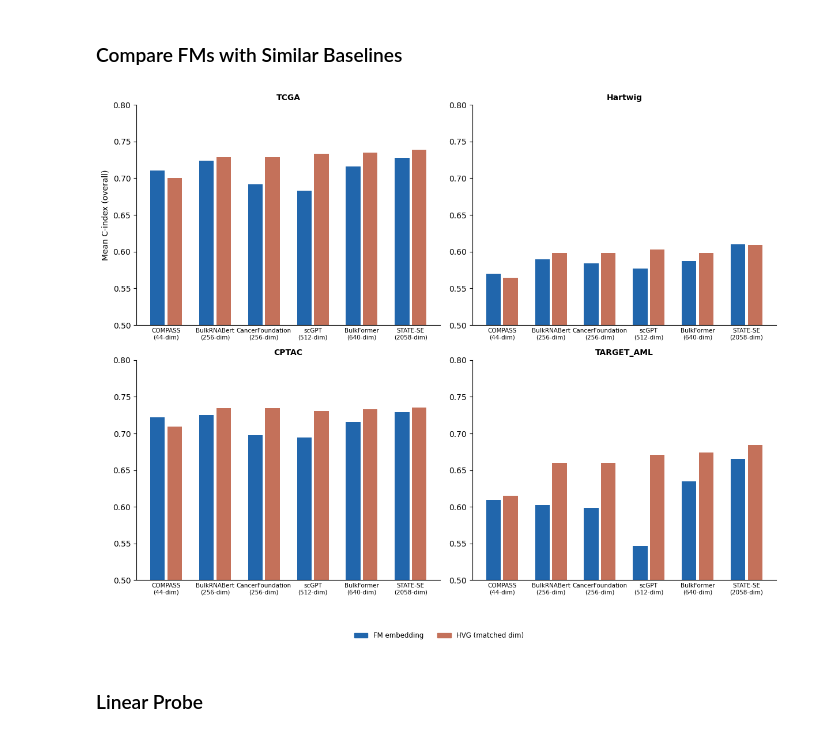
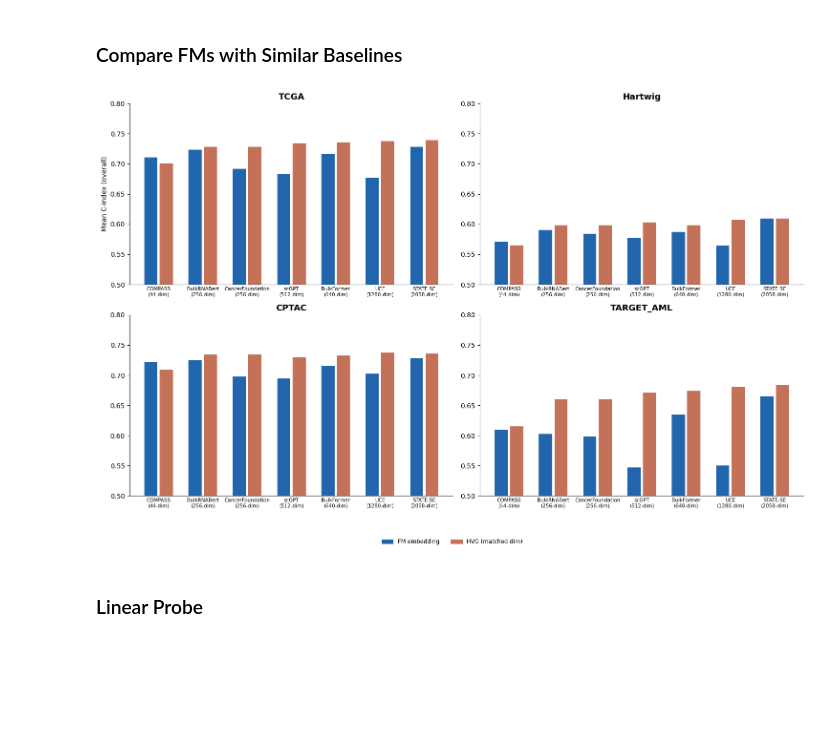
Before and after one commit to serenaklm/RNA-FM-benchmarking, a Jupyter notebook: notebooks/analyze_PFS_benchmarking_results.ipynb, the cells around one changed output. Drawn from its saved outputs; the diff is of its cells as text; code cells hidden in the pictures; blank space fills up the shorter version.

```diff
--- a/notebooks/analyze_PFS_benchmarking_results.ipynb
+++ b/notebooks/analyze_PFS_benchmarking_results.ipynb
@@ -183,7 +183,7 @@ def summarize_best_per_category(df: pd.DataFrame, verbose: bool = False) -> pd.D
             lambda r: r["RNA_key"] if r["category"] in ("FM_BULK", "FM_SC") else r["category"], axis=1
         )
         allowed = FM_ALL | {"GS", "PCA", "Raw_expression", "HVG"}
-        order = ["BulkRNABert", "BulkFormer", "COMPASS", "scGPT", "STATE", "CancerFoundation",
+        order = ["BulkRNABert", "BulkFormer", "COMPASS", "scGPT", "STATE", "CancerFoundation", "UCE",
                  "GS", "HVG", "PCA", "Raw_expression"]
     else:
         allowed = {"FM_BULK", "FM_SC", "GS", "PCA", "Raw_expression", "HVG"}
@@ -272,7 +272,7 @@ def load_all_agg(verbose: bool = False):
                 lambda r: r["RNA_key"] if r["category"] in ("FM_BULK","FM_SC") else r["category"], axis=1
             )
             allowed = FM_ALL | {"GS","PCA","Raw_expression","HVG"}
-            order = ["BulkRNABert","BulkFormer","COMPASS","scGPT","STATE","CancerFoundation",
+            order = ["BulkRNABert","BulkFormer","COMPASS","scGPT","STATE","CancerFoundation","UCE",
                      "GS","HVG","PCA","Raw_expression"]
         else:
             allowed = {"FM_BULK","FM_SC","GS","PCA","Raw_expression","HVG"}
@@ -657,15 +657,16 @@ label_to_cat = {
     'CancerFoundation': 'CancerFoundation',
     'STATE-SE':         'STATE',
     'scGPT':            'scGPT',
+    'UCE':              'UCE',
     'Gene sets':        'GS',
     'HVGs':             'HVG',
     'PCA':              'PCA',
     'Raw expression':   'Raw_expression',
 }
 
-labels = ['BulkFormer', 'BulkRNABert', 'COMPASS', 'CancerFoundation', 'STATE-SE', 'scGPT',
+labels = ['BulkFormer', 'BulkRNABert', 'COMPASS', 'CancerFoundation', 'STATE-SE', 'scGPT', 'UCE',
           'Gene sets', 'HVGs', 'PCA', 'Raw expression']
-colors = [BULK_COL]*3 + [SC_COL]*3 + [BASE_COL]*4
+colors = [BULK_COL]*3 + [SC_COL]*4 + [BASE_COL]*4
 
 means  = [float(tcga_lookup.loc[label_to_cat[l], 'best_cindex_mean']) for l in labels]
 errors = [float(tcga_lookup.loc[label_to_cat[l], 'best_cindex_std'])  for l in labels]
@@ -678,7 +679,7 @@ hvg_nhvgs_disp = int(float(hvg_row['nHVGs']))        # e.g. 10000
 
 fm_key_map = {
     'BulkFormer': 'BulkFormer', 'BulkRNABert': 'BulkRNABert', 'COMPASS': 'COMPASS',
-    'CancerFoundation': 'CancerFoundation', 'STATE-SE': 'STATE', 'scGPT': 'scGPT',
+    'CancerFoundation': 'CancerFoundation', 'STATE-SE': 'STATE', 'scGPT': 'scGPT', 'UCE': 'UCE',
 }
 
 perm = pd.read_csv(OUT_DIR / "stats" / "permutation_test_results.csv")
@@ -704,7 +705,9 @@ ax.bar(x, means, color=colors, width=0.6, edgecolor='white', linewidth=0.8,
 ax.axhline(y=hvg_best_mean, color=BASE_COL, linestyle='--', linewidth=1, alpha=0.6, zorder=2)
 ax.set_ylim(0.65, 0.795)
 
-for i, label in enumerate(labels[:6]):
+for i, label in enumerate(labels):
+    if label not in fm_key_map:      # baselines get no stars
+        continue
     rna_key = fm_key_map[label]
     if rna_key in ref_pvals.index:
         stars = pval_stars(ref_pvals[rna_key])
@@ -868,7 +871,7 @@ fixed_row_order = [
     "Raw expression",
 ]
 
-fm_order = ["BulkRNABert", "BulkFormer", "COMPASS", "STATE", "CancerFoundation", "scGPT"]
+fm_order = ["BulkRNABert", "BulkFormer", "COMPASS", "STATE", "CancerFoundation", "scGPT", "UCE"]
 
 vmax = df["mean_diff"].abs().max()
 
@@ -1119,11 +1122,12 @@ FM_DIM = {
     "scGPT":             512,
     "STATE":            2058,
     "CancerFoundation":  256,
+    "UCE":              1280,
 }
 FM_BASELINE_MAP = {
     fm: [("RNA_seq", "RNA_seq", dim)] for fm, dim in FM_DIM.items()
 }
-FM_ORDER = ["COMPASS", "BulkRNABert", "CancerFoundation", "scGPT", "BulkFormer", "STATE", ]
+FM_ORDER = ["COMPASS", "BulkRNABert", "CancerFoundation", "scGPT", "BulkFormer", "UCE", "STATE"]
 FM_LABEL = {
     "BulkRNABert":      "BulkRNABert\n(256-dim)",
     "BulkFormer":       "BulkFormer\n(640-dim)",
@@ -1131,6 +1135,7 @@ FM_LABEL = {
     "scGPT":            "scGPT\n(512-dim)",
     "STATE":            "STATE-SE\n(2058-dim)",
     "CancerFoundation": "CancerFoundation\n(256-dim)",
+    "UCE":              "UCE\n(1280-dim)",
 }
 BL_COLOR_MAP = {
     "RNA_seq": "#C4715A",
@@ -1151,7 +1156,7 @@ def _best_row(df, rna_key, nHVGs=None):
     return sub.loc[sub["overall_mean"].idxmax()] if not sub.empty else None
 
 
-fig, axes = plt.subplots(2, 2, figsize=(12, 9), sharey=False)
+fig, axes = plt.subplots(2, 2, figsize=(15, 9), sharey=False)
 axes_flat = axes.flatten()
 
 legend_items = {}
@@ -1190,35 +1195,35 @@ for ax, d in zip(axes_flat, DATASETS):
                        error_kw={"linewidth": 0.8, "ecolor": "#555"})
             legend_items.setdefault(f"HVG (matched dim)",
                                     mpatches.Patch(color=color, label="HVG (matched dim)"))
 
         tick_pos.append(x)
         tick_lbl.append(FM_LABEL.get(fm, fm))
         x += 1
 
     ax.set_xticks(tick_pos)
     ax.set_xticklabels(tick_lbl, fontsize=7.5)
     ax.set_ylim(0.50, 0.80)
-    ax.set_title(d, fontsize=10, fontweight="bold")
+    ax.set_title(d, fontsize=13, fontweight="bold")
     if d == DATASETS[0]:
         ax.set_ylabel("Mean C-index (overall)")
     ax.spines["top"].set_visible(False)
     ax.spines["right"].set_visible(False)
     ax.tick_params(axis="x", length=0)
 
 fig.legend(
     handles=list(legend_items.values()),
     loc="lower center",
     ncol=len(legend_items),
     fontsize=8.5,
     bbox_to_anchor=(0.5, -0.08),
     frameon=False,
 )
 #fig.suptitle("FM embeddings vs. HVG baseline with matched dimensionality", fontsize=15, y=1.01)
 plt.tight_layout()
 plt.savefig(FIGURE_DIR / "fm_vs_matched_dim_baselines.png", bbox_inches="tight")
 plt.show()
 # %% [output]
-[figure, old version]
+[figure, new version]
 # %% [markdown]
 ### Linear Probe
 # %%
```
Also changed, not shown: parts of 28 cells of this notebook, 3 other files.
